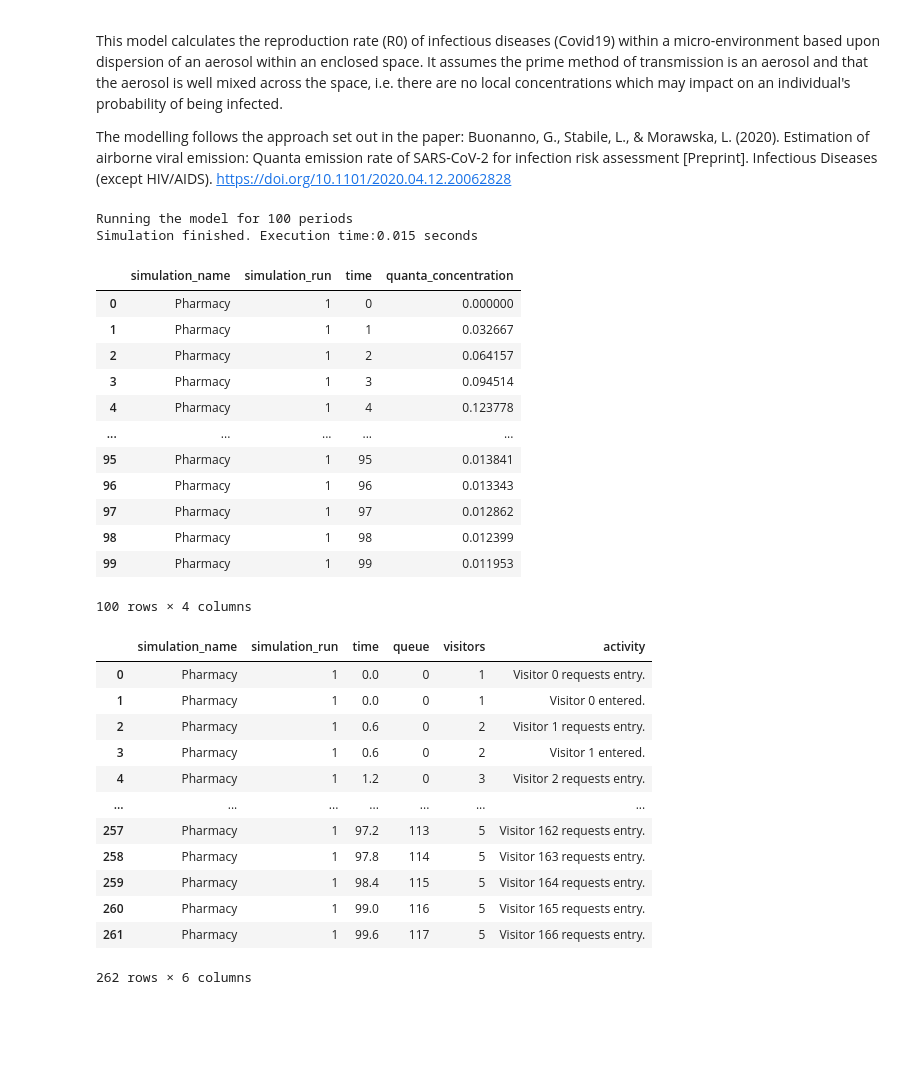
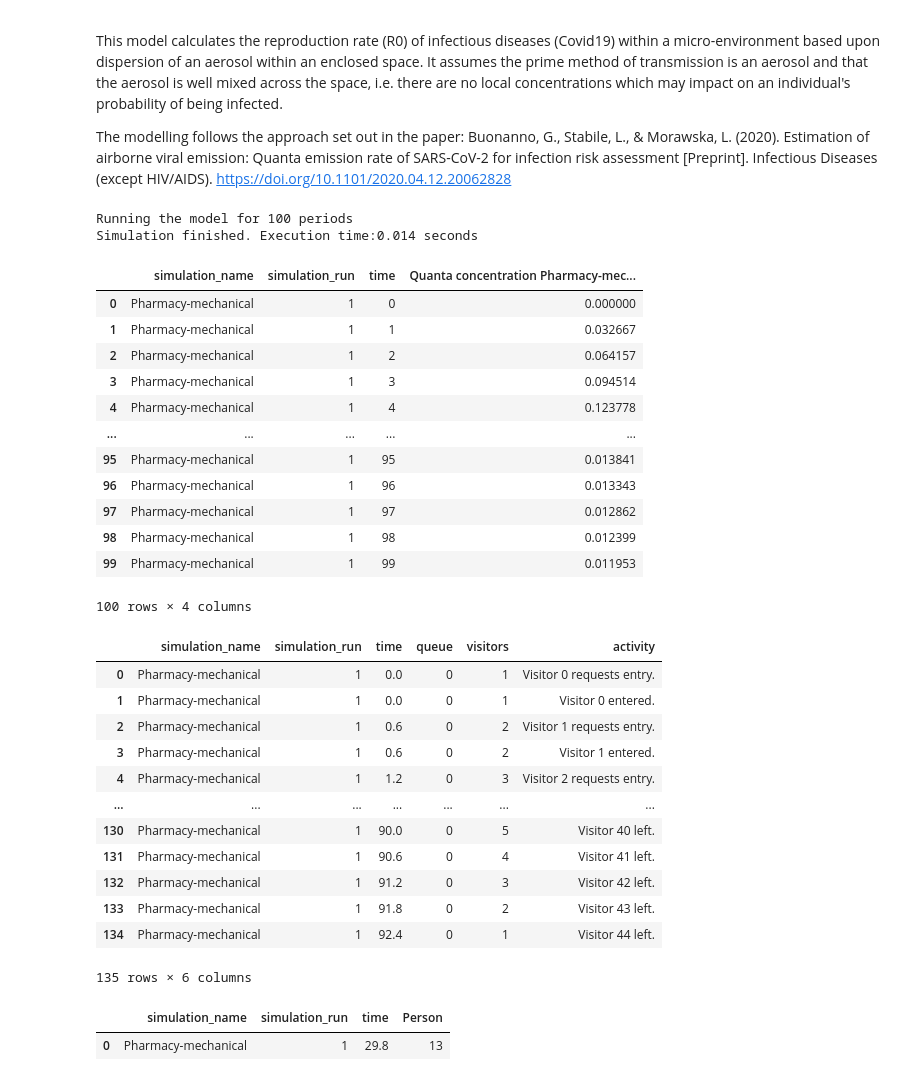
Before and after one commit to DiaAzul/Indoor-infectious-disease-transmission, a Jupyter notebook: Covid-Building-Infections.ipynb, the cells around one changed output. Drawn from its saved outputs; the diff is of its cells as text; code cells hidden in the pictures; blank space fills up the shorter version.

Commit message:
Configurable simulation

```diff
--- a/Covid-Building-Infections.ipynb
+++ b/Covid-Building-Infections.ipynb
@@ -14,30 +14,40 @@ import pandas as pd
 from Simulation import Simulation
 # %%
 periods = 100
-simulation_name = 'Pharmacy'
+simulation_name = 'Pharmacy-natural' if False else 'Pharmacy-mechanical'
+
 simulation_run = 1
+arrivals_per_hour=100
+max_arrivals=45
+quanta_emission_rate=147
+inhalation_rate=0.54
 
-simulation = Simulation(simulation_name, simulation_run)
-simulation.run(periods, report_time=True)
+simulation = Simulation(simulation_name, simulation_run, microenvironment=simulation_name, periods=periods)
+
+simulation.run(arrivals_per_hour=arrivals_per_hour,
+                quanta_emission_rate=quanta_emission_rate,
+                inhalation_rate=inhalation_rate,
+                max_arrivals=max_arrivals,
+                report_time=True)
 # %% [output]
 Running the model for 100 periods
-Simulation finished. Execution time:0.015 seconds
+Simulation finished. Execution time:0.014 seconds
 # %%
-result = simulation.get_results('Quanta concentration')
+result = simulation.get_results(f'Quanta concentration {simulation_name}')
 result
 # %% [output]
-|  | simulation_name | simulation_run | time | quanta_concentration |
-| 0 | Pharmacy | 1 | 0 | 0.000000 |
-| 1 | Pharmacy | 1 | 1 | 0.032667 |
-| 2 | Pharmacy | 1 | 2 | 0.064157 |
-| 3 | Pharmacy | 1 | 3 | 0.094514 |
-| 4 | Pharmacy | 1 | 4 | 0.123778 |
+|  | simulation_name | simulation_run | time | Quanta concentration Pharmacy-mec... |
+| 0 | Pharmacy-mechanical | 1 | 0 | 0.000000 |
+| 1 | Pharmacy-mechanical | 1 | 1 | 0.032667 |
+| 2 | Pharmacy-mechanical | 1 | 2 | 0.064157 |
+| 3 | Pharmacy-mechanical | 1 | 3 | 0.094514 |
+| 4 | Pharmacy-mechanical | 1 | 4 | 0.123778 |
 | ... | ... | ... | ... | ... |
-| 95 | Pharmacy | 1 | 95 | 0.013841 |
-| 96 | Pharmacy | 1 | 96 | 0.013343 |
-| 97 | Pharmacy | 1 | 97 | 0.012862 |
-| 98 | Pharmacy | 1 | 98 | 0.012399 |
-| 99 | Pharmacy | 1 | 99 | 0.011953 |
+| 95 | Pharmacy-mechanical | 1 | 95 | 0.013841 |
+| 96 | Pharmacy-mechanical | 1 | 96 | 0.013343 |
+| 97 | Pharmacy-mechanical | 1 | 97 | 0.012862 |
+| 98 | Pharmacy-mechanical | 1 | 98 | 0.012399 |
+| 99 | Pharmacy-mechanical | 1 | 99 | 0.011953 |
 100 rows × 4 columns
 # %%
 time_axis = result['time'].tolist()
@@ -57,15 +67,21 @@ visitor_log = simulation.get_results('Visitor activity')
 visitor_log
 # %% [output]
 |  | simulation_name | simulation_run | time | queue | visitors | activity |
-| 0 | Pharmacy | 1 | 0.0 | 0 | 1 | Visitor 0 requests entry. |
-| 1 | Pharmacy | 1 | 0.0 | 0 | 1 | Visitor 0 entered. |
-| 2 | Pharmacy | 1 | 0.6 | 0 | 2 | Visitor 1 requests entry. |
-| 3 | Pharmacy | 1 | 0.6 | 0 | 2 | Visitor 1 entered. |
-| 4 | Pharmacy | 1 | 1.2 | 0 | 3 | Visitor 2 requests entry. |
+| 0 | Pharmacy-mechanical | 1 | 0.0 | 0 | 1 | Visitor 0 requests entry. |
+| 1 | Pharmacy-mechanical | 1 | 0.0 | 0 | 1 | Visitor 0 entered. |
+| 2 | Pharmacy-mechanical | 1 | 0.6 | 0 | 2 | Visitor 1 requests entry. |
+| 3 | Pharmacy-mechanical | 1 | 0.6 | 0 | 2 | Visitor 1 entered. |
+| 4 | Pharmacy-mechanical | 1 | 1.2 | 0 | 3 | Visitor 2 requests entry. |
 | ... | ... | ... | ... | ... | ... | ... |
-| 257 | Pharmacy | 1 | 97.2 | 113 | 5 | Visitor 162 requests entry. |
-| 258 | Pharmacy | 1 | 97.8 | 114 | 5 | Visitor 163 requests entry. |
-| 259 | Pharmacy | 1 | 98.4 | 115 | 5 | Visitor 164 requests entry. |
-| 260 | Pharmacy | 1 | 99.0 | 116 | 5 | Visitor 165 requests entry. |
-| 261 | Pharmacy | 1 | 99.6 | 117 | 5 | Visitor 166 requests entry. |
+| 130 | Pharmacy-mechanical | 1 | 90.0 | 0 | 5 | Visitor 40 left. |
+| 131 | Pharmacy-mechanical | 1 | 90.6 | 0 | 4 | Visitor 41 left. |
+| 132 | Pharmacy-mechanical | 1 | 91.2 | 0 | 3 | Visitor 42 left. |
+| 133 | Pharmacy-mechanical | 1 | 91.8 | 0 | 2 | Visitor 43 left. |
+| 134 | Pharmacy-mechanical | 1 | 92.4 | 0 | 1 | Visitor 44 left. |
-262 rows × 6 columns
+135 rows × 6 columns
+# %%
+infections = simulation.get_results('Infections')
+infections
+# %% [output]
+|  | simulation_name | simulation_run | time | Person |
+| 0 | Pharmacy-mechanical | 1 | 29.8 | 13 |
```
Also changed, not shown: parts of 4 cells of this notebook, 11 other files.
